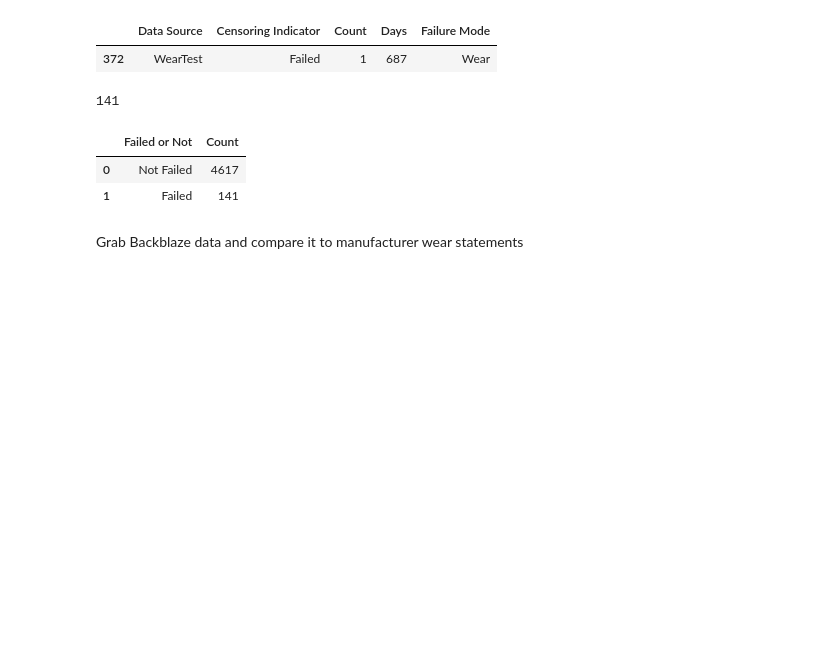
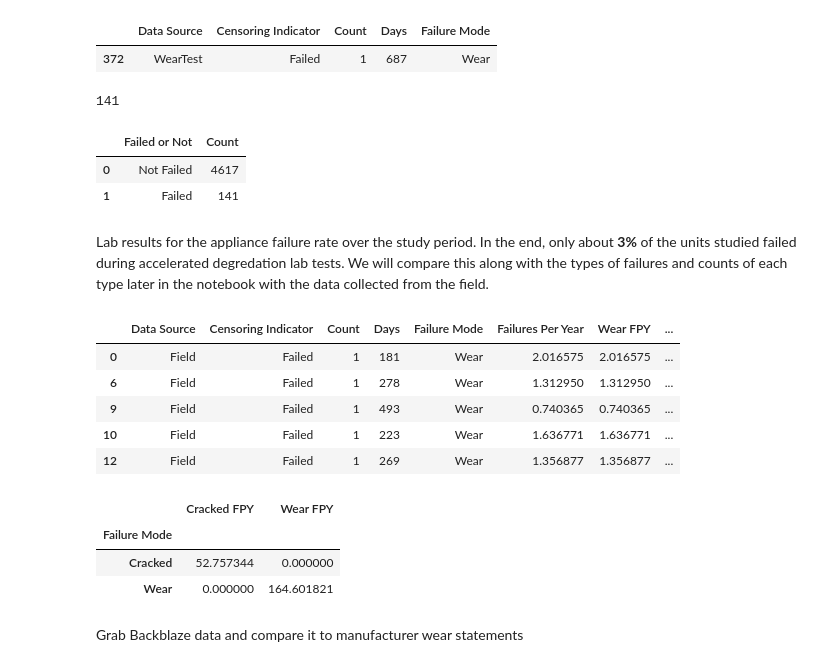
Before and after one commit to football3o/cs105_final, a Jupyter notebook: Final_Project.ipynb, the cells around one changed output. Saved outputs shown, nothing was run; the diff lists cells and outputs as text; code cells hidden in the pictures; blank space fills up the shorter version.

```diff
--- a/Final_Project.ipynb
+++ b/Final_Project.ipynb
@@ -74,2 +95,28 @@ test
+# %% [markdown]
+Lab results for the appliance failure rate over the study period.  In the end, only about **3%** of the units studied failed during accelerated degredation lab tests.  We will compare this along with the types of failures and counts of each type later in the notebook with the data collected from the field.
+# %%
+#take the failed rows and divide their count by the days it took for a failure.
+array1 = lab_data_failed['Count']/(lab_data_failed['Days']/365)
+lab_data_failed['Failures Per Year'] = array1
+lab_data_failed['Wear FPY'] =   lab_data_failed[lab_data_failed["Failure Mode"]=="Wear"]["Failures Per Year"]
+lab_data_failed['Cracked FPY'] = lab_data_failed[lab_data_failed["Failure Mode"]=="Cracked"]['Failures Per Year']
+lab_data_failed = lab_data_failed.fillna(0)
+lab_data_failed.head()
+# %% [output]
+|  | Data Source | Censoring Indicator | Count | Days | Failure Mode | Failures Per Year | Wear FPY | ... |
+| 0 | Field | Failed | 1 | 181 | Wear | 2.016575 | 2.016575 | ... |
+| 6 | Field | Failed | 1 | 278 | Wear | 1.312950 | 1.312950 | ... |
+| 9 | Field | Failed | 1 | 493 | Wear | 0.740365 | 0.740365 | ... |
+| 10 | Field | Failed | 1 | 223 | Wear | 1.636771 | 1.636771 | ... |
+| 12 | Field | Failed | 1 | 269 | Wear | 1.356877 | 1.356877 | ... |
+# %%
+#Sum up two failure per year types
+lab_fpy = pd.pivot_table(data = lab_data_failed, values=['Wear FPY', 'Cracked FPY'], index='Failure Mode', aggfunc=np.sum)
+lab_fpy
+# %% [output]
+|  | Cracked FPY | Wear FPY |
+| Failure Mode |  |  |
+| Cracked | 52.757344 | 0.000000 |
+| Wear | 0.000000 | 164.601821 |
 # %% [markdown]
 Grab Backblaze data and compare it to manufacturer wear statements
```
Also changed, not shown: parts of 5 cells of this notebook.
